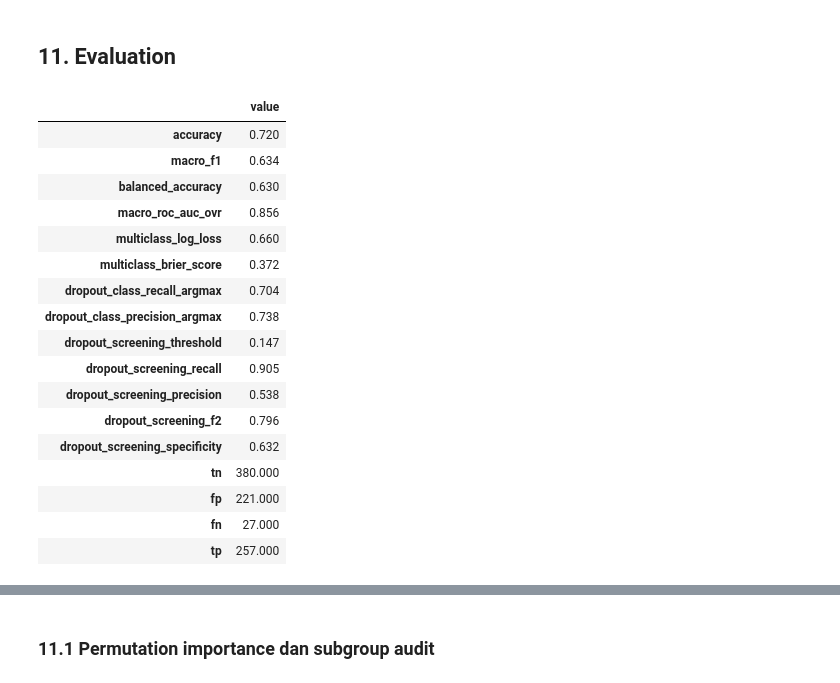
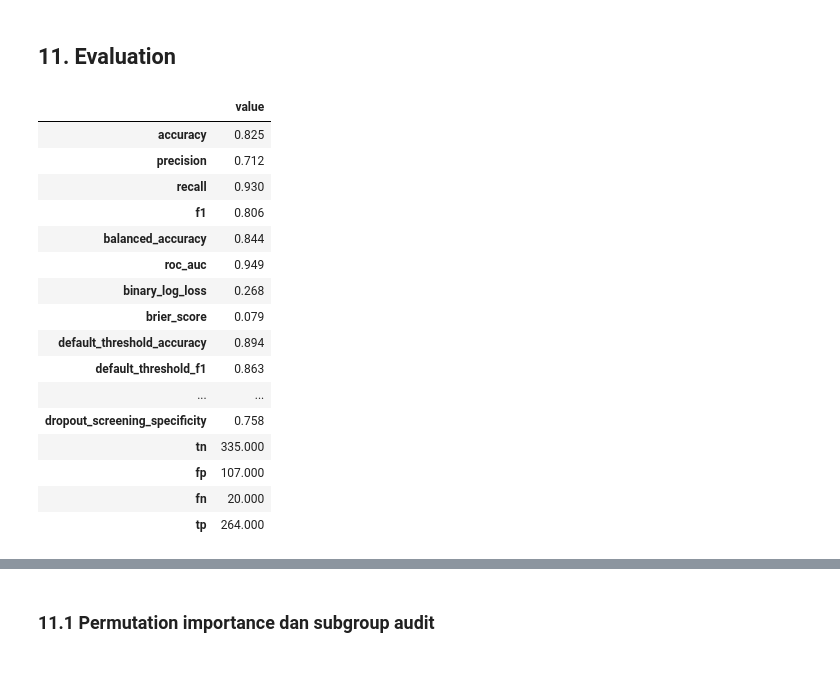
Before and after one commit to reregin/student-dropout-analysis, a Jupyter notebook: notebook.ipynb, the cells around one changed output, grey strips where cells are left out. Drawn from its saved outputs; the diff is of its cells as text; code cells hidden in the pictures.

```diff
--- a/notebook.ipynb
+++ b/notebook.ipynb
@@ -989,9 +1049,9 @@ keduanya dilaporkan sebagai output berbeda.
 # %%
 calibrated_template = CalibratedClassifierCV(
-    estimator=clone(selected_pipeline), method="sigmoid", cv=3, n_jobs=-1
+    estimator=clone(selected_pipeline), method="sigmoid", cv=3, n_jobs=1
 )
-X_train_selected = X_all.iloc[train_index][selected_features]
-X_test_selected = X_all.iloc[test_index][selected_features]
+X_train_selected = X_all.loc[train_index, selected_features]
+X_test_selected = X_all.loc[test_index, selected_features]
 
 oof_probabilities = cross_val_predict(
     calibrated_template,
@@ -1002,9 +1062,9 @@ oof_probabilities = cross_val_predict(
     n_jobs=1,
 )
 oof_classes = sorted(y_train.unique())
-dropout_index_oof = oof_classes.index("Dropout")
+dropout_index_oof = oof_classes.index(1)
 oof_dropout_probability = oof_probabilities[:, dropout_index_oof]
-y_train_dropout = y_train.eq("Dropout").astype(int).to_numpy()
+y_train_dropout = y_train.to_numpy()
 
 threshold_precision, threshold_recall, thresholds = precision_recall_curve(
     y_train_dropout, oof_dropout_probability
@@ -1024,7 +1084,7 @@ calibrated_model = clone(calibrated_template)
 calibrated_model.fit(X_train_selected, y_train)
 test_probabilities = calibrated_model.predict_proba(X_test_selected)
 model_classes = list(calibrated_model.classes_)
-dropout_class_index = model_classes.index("Dropout")
+dropout_class_index = model_classes.index(1)
 test_dropout_probability = test_probabilities[:, dropout_class_index]
 
 print(f"Selected checkpoint : {best_checkpoint}")
@@ -1043,31 +1103,24 @@ OOF F2              : 0.800
 # %% [markdown]
 ## 11. Evaluation
 # %%
-test_prediction = calibrated_model.predict(X_test_selected)
-y_test_binary = y_test.eq("Dropout").astype(int).to_numpy()
+default_prediction = calibrated_model.predict(X_test_selected)
+y_test_binary = y_test.to_numpy()
 test_alert = (test_dropout_probability >= dropout_threshold).astype(int)
+test_prediction = test_alert
 screening_cm = confusion_matrix(y_test_binary, test_alert, labels=[0, 1])
 tn, fp, fn, tp = screening_cm.ravel()
-one_hot_test = label_binarize(y_test, classes=model_classes)
 
 holdout_metrics = {
     "accuracy": accuracy_score(y_test, test_prediction),
-    "macro_f1": f1_score(y_test, test_prediction, average="macro"),
+    "precision": precision_score(y_test, test_prediction, zero_division=0),
+    "recall": recall_score(y_test, test_prediction, zero_division=0),
+    "f1": f1_score(y_test, test_prediction, zero_division=0),
     "balanced_accuracy": balanced_accuracy_score(y_test, test_prediction),
-    "macro_roc_auc_ovr": roc_auc_score(
-        y_test, test_probabilities, labels=model_classes,
-        multi_class="ovr", average="macro"
-    ),
-    "multiclass_log_loss": log_loss(y_test, test_probabilities, labels=model_classes),
-    "multiclass_brier_score": np.mean(
-        np.sum((test_probabilities - one_hot_test) ** 2, axis=1)
-    ),
-    "dropout_class_recall_argmax": recall_score(
-        y_test, test_prediction, labels=["Dropout"], average="macro"
-    ),
-    "dropout_class_precision_argmax": precision_score(
-        y_test, test_prediction, labels=["Dropout"], average="macro"
-    ),
+    "roc_auc": roc_auc_score(y_test, test_dropout_probability),
+    "binary_log_loss": log_loss(y_test, test_probabilities, labels=model_classes),
+    "brier_score": np.mean((test_dropout_probability - y_test_binary) ** 2),
+    "default_threshold_accuracy": accuracy_score(y_test, default_prediction),
+    "default_threshold_f1": f1_score(y_test, default_prediction),
     "dropout_screening_threshold": dropout_threshold,
     "dropout_screening_recall": recall_score(y_test_binary, test_alert),
     "dropout_screening_precision": precision_score(y_test_binary, test_alert),
@@ -1077,53 +1130,53 @@ holdout_metrics = {
     ),
     "dropout_screening_specificity": tn / (tn + fp),
     "tn": int(tn), "fp": int(fp), "fn": int(fn), "tp": int(tp),
 }
 
 with HOLDOUT_METRICS_PATH.open("w", encoding="utf-8") as handle:
     json.dump(holdout_metrics, handle, indent=2)
 
 report = pd.DataFrame(
     classification_report(
-        y_test, test_prediction, labels=CLASS_ORDER,
-        output_dict=True, zero_division=0
+        y_test, test_prediction, labels=[0, 1],
+        target_names=["Graduate", "Dropout"], output_dict=True,
+        zero_division=0
     )
 ).T
 holdout_cm = pd.DataFrame(
-    confusion_matrix(y_test, test_prediction, labels=CLASS_ORDER),
-    index=[f"Actual {label}" for label in CLASS_ORDER],
-    columns=[f"Predicted {label}" for label in CLASS_ORDER],
+    confusion_matrix(y_test, test_prediction, labels=[0, 1]),
+    index=["Actual Graduate", "Actual Dropout"],
+    columns=["Predicted Graduate", "Predicted Dropout"],
 )
 holdout_cm.to_csv(CONFUSION_PATH)
 threshold_metrics = pd.DataFrame([{
     "threshold": dropout_threshold,
     "precision": holdout_metrics["dropout_screening_precision"],
     "recall": holdout_metrics["dropout_screening_recall"],
     "f2": holdout_metrics["dropout_screening_f2"],
     "specificity": holdout_metrics["dropout_screening_specificity"],
     "tn": tn, "fp": fp, "fn": fn, "tp": tp,
 }])
 threshold_metrics.to_csv(THRESHOLD_PATH, index=False)
 
 display(pd.Series(holdout_metrics, name="value").to_frame())
 display(report.style.format("{:.3f}"))
 display(holdout_cm)
 # %% [output]
 |  | value |
-| accuracy | 0.720 |
-| macro_f1 | 0.634 |
-| balanced_accuracy | 0.630 |
-| macro_roc_auc_ovr | 0.856 |
-| multiclass_log_loss | 0.660 |
-| multiclass_brier_score | 0.372 |
-| dropout_class_recall_argmax | 0.704 |
-| dropout_class_precision_argmax | 0.738 |
-| dropout_screening_threshold | 0.147 |
-| dropout_screening_recall | 0.905 |
-| dropout_screening_precision | 0.538 |
-| dropout_screening_f2 | 0.796 |
-| dropout_screening_specificity | 0.632 |
-| tn | 380.000 |
-| fp | 221.000 |
-| fn | 27.000 |
-| tp | 257.000 |
+| accuracy | 0.825 |
+| precision | 0.712 |
+| recall | 0.930 |
+| f1 | 0.806 |
+| balanced_accuracy | 0.844 |
+| roc_auc | 0.949 |
+| binary_log_loss | 0.268 |
+| brier_score | 0.079 |
+| default_threshold_accuracy | 0.894 |
+| default_threshold_f1 | 0.863 |
+| ... | ... |
+| dropout_screening_specificity | 0.758 |
+| tn | 335.000 |
+| fp | 107.000 |
+| fn | 20.000 |
+| tp | 264.000 |
 |  | precision | recall | f1-score | support |
```
Also changed, not shown: parts of 20 cells of this notebook, 17 other files.
